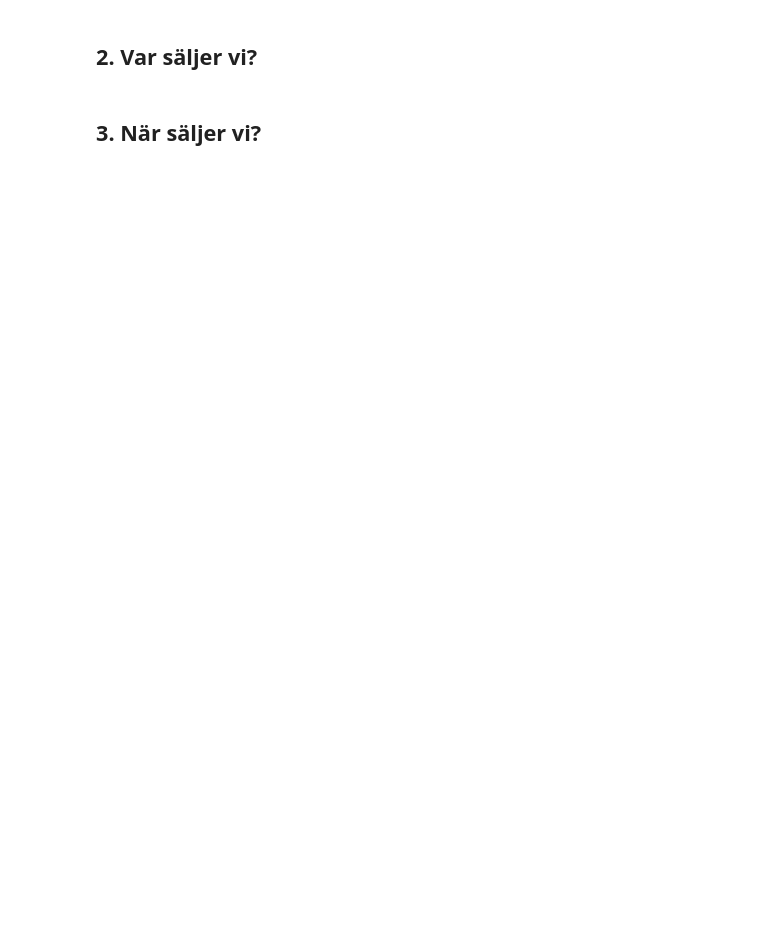
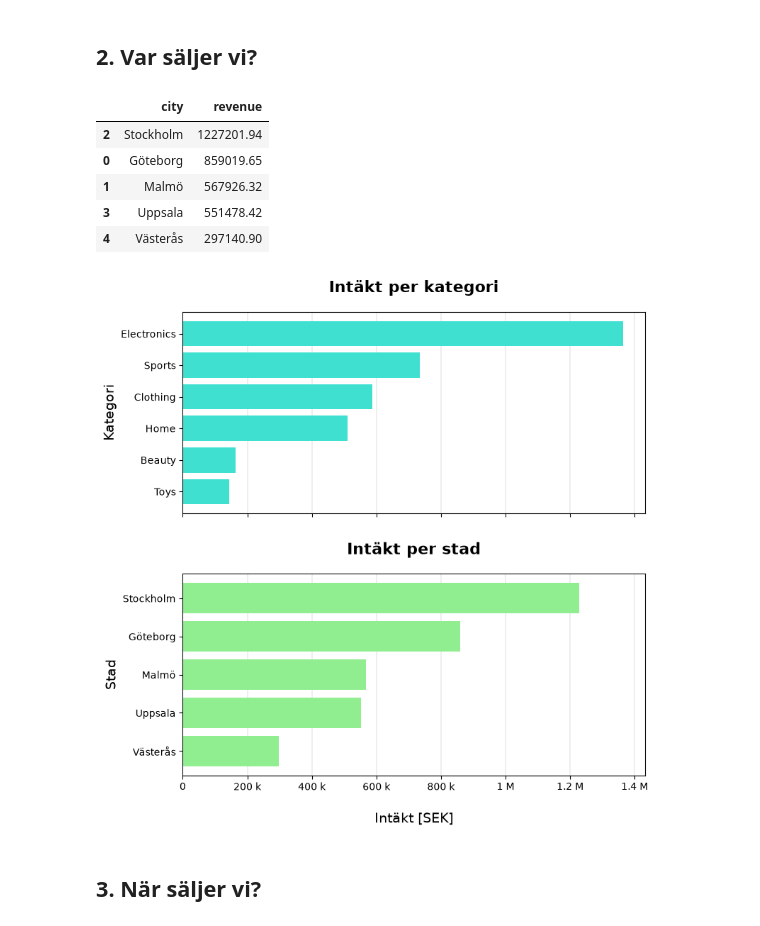
Before and after one commit to jmsedl22/grupp-2-ehandel, a Jupyter notebook: notebook/ecommerce_sales.ipynb, the cells around one changed output. Cells and saved outputs as stored; diff of their text form; code cells hidden in the pictures; blank space fills up the shorter version.

```diff
--- a/notebook/ecommerce_sales.ipynb
+++ b/notebook/ecommerce_sales.ipynb
@@ -51,3 +63,12 @@ display(category_revenue)
 # %%
 city_revenue = analyzer.revenue_by_city()
 display(city_revenue)
+analyzer.plot_revenue_category_city()
+# %% [output]
+|  | city | revenue |
+| 2 | Stockholm | 1227201.94 |
+| 0 | Göteborg | 859019.65 |
+| 1 | Malmö | 567926.32 |
+| 3 | Uppsala | 551478.42 |
+| 4 | Västerås | 297140.90 |
+[figure, added]
```
Also changed, not shown: parts of 10 cells of this notebook.
